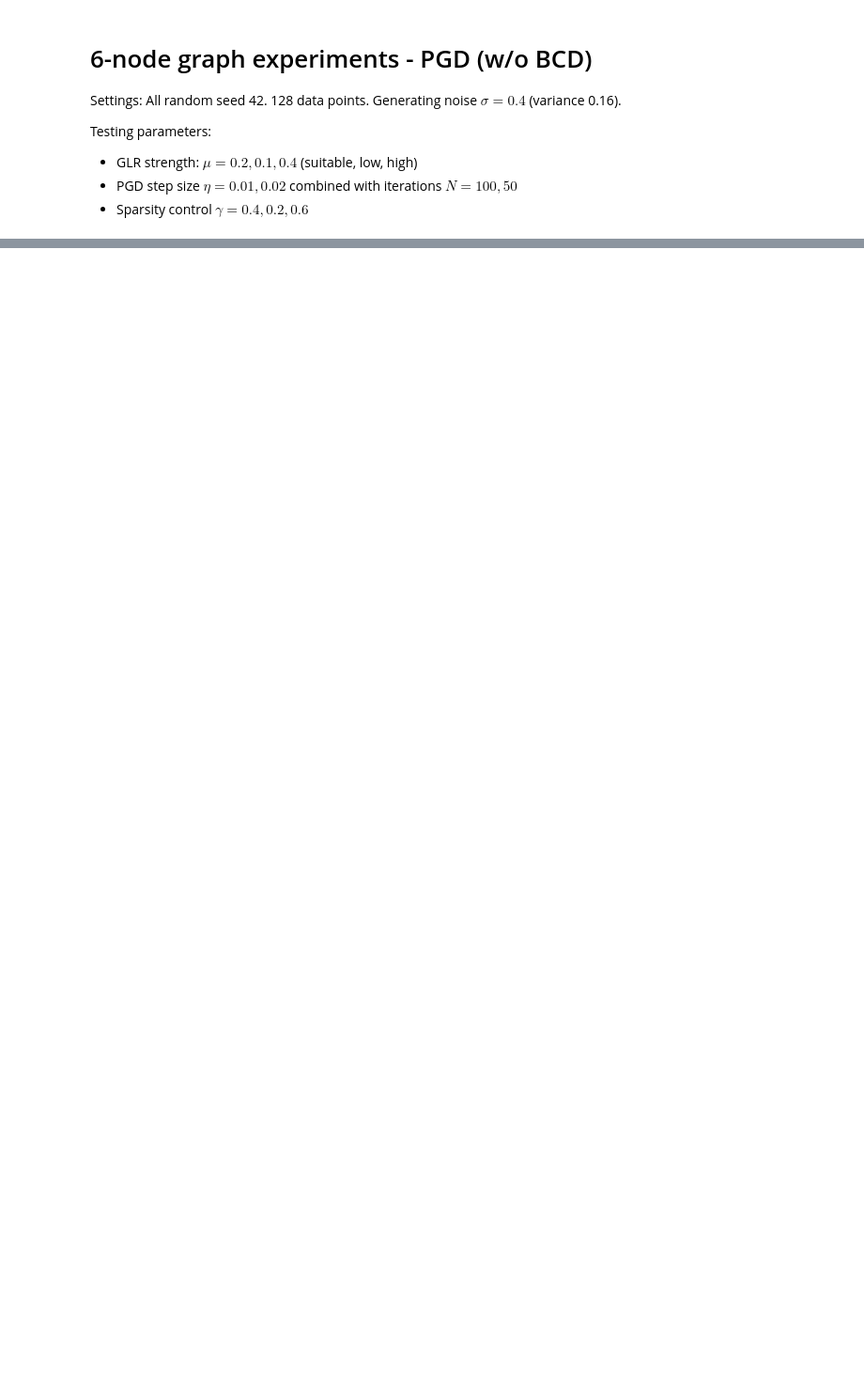
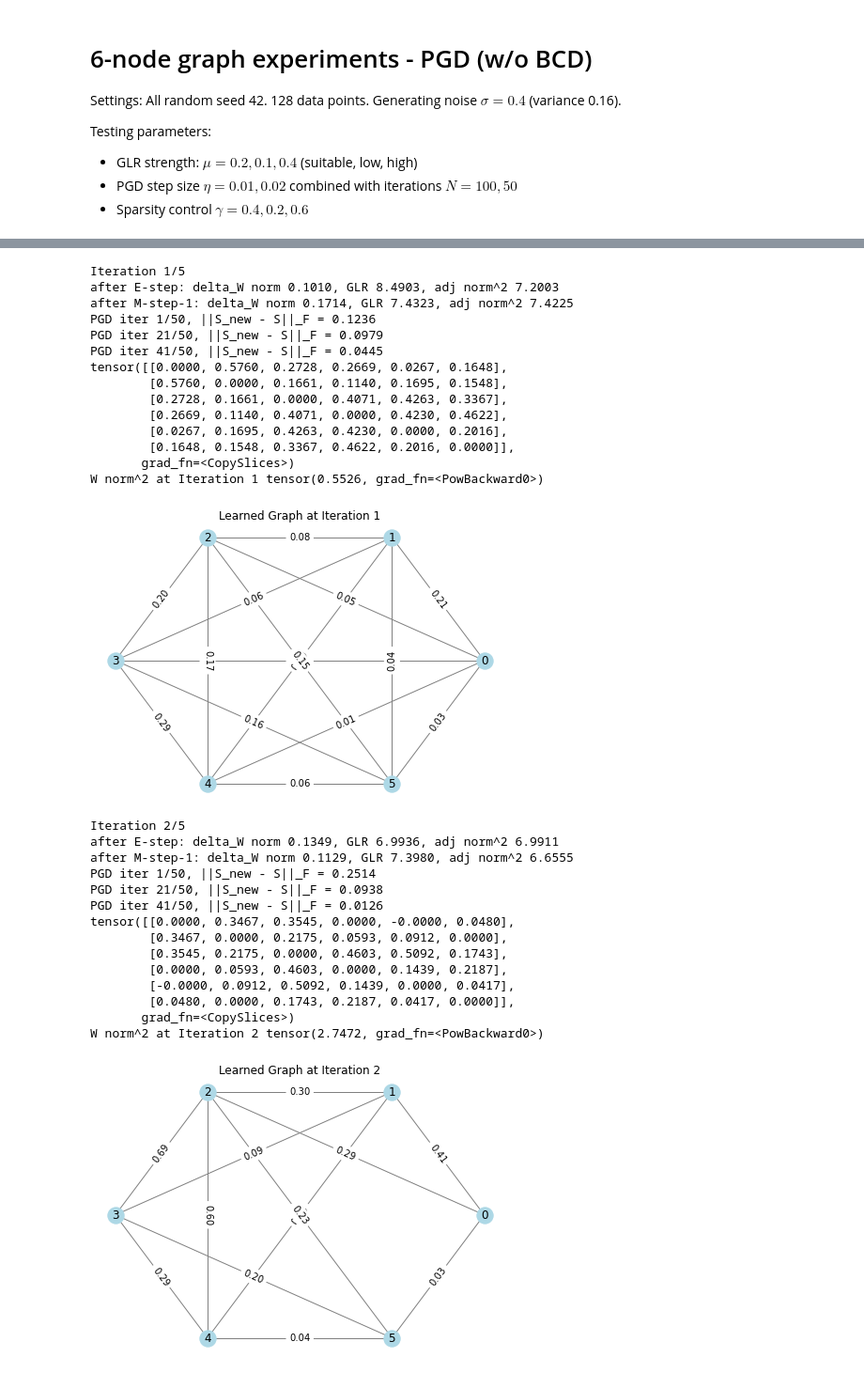
Before and after one commit to SingularityUndefined/AdaptiveSparseSTForecast, a Jupyter notebook: main_experiments.ipynb, the cells around one changed output, grey strips where cells are left out. Shown at 94% size. Cells and saved outputs as stored; diff of their text form; code cells hidden in the pictures; blank space fills up the shorter version.

```diff
--- a/main_experiments.ipynb
+++ b/main_experiments.ipynb
@@ -975,0 +162,42 @@ R_old tensor([[ 1.3241,  0.7685,  0.4907, -0.3426, -0.6204, -0.6204],
+# %%
+arg_dict = {
+    'mu': 0.2,
+    'gamma': 0.4,
+    'step_size': 0.02,
+    'c': 5,
+    'PGD_iters': 50,
+    'use_block_coordinate': False,
+    'PGD_step_size': 0.04
+}
+Experiment(arg_dict, num_nodes, S_init=None, seed=42)
+# %% [output]
+Iteration 1/5
+after E-step: delta_W norm 0.1010, GLR 8.4903, adj norm^2 7.2003
+after M-step-1: delta_W norm 0.1714, GLR 7.4323, adj norm^2 7.4225
+PGD iter 1/50, ||S_new - S||_F = 0.1236
+PGD iter 21/50, ||S_new - S||_F = 0.0979
+PGD iter 41/50, ||S_new - S||_F = 0.0445
+tensor([[0.0000, 0.5760, 0.2728, 0.2669, 0.0267, 0.1648],
+        [0.5760, 0.0000, 0.1661, 0.1140, 0.1695, 0.1548],
+        [0.2728, 0.1661, 0.0000, 0.4071, 0.4263, 0.3367],
+        [0.2669, 0.1140, 0.4071, 0.0000, 0.4230, 0.4622],
+        [0.0267, 0.1695, 0.4263, 0.4230, 0.0000, 0.2016],
+        [0.1648, 0.1548, 0.3367, 0.4622, 0.2016, 0.0000]],
+       grad_fn=<CopySlices>)
+W norm^2 at Iteration 1 tensor(0.5526, grad_fn=<PowBackward0>)
+[figure, added]
+Iteration 2/5
+after E-step: delta_W norm 0.1349, GLR 6.9936, adj norm^2 6.9911
+after M-step-1: delta_W norm 0.1129, GLR 7.3980, adj norm^2 6.6555
+PGD iter 1/50, ||S_new - S||_F = 0.2514
+PGD iter 21/50, ||S_new - S||_F = 0.0938
+PGD iter 41/50, ||S_new - S||_F = 0.0126
+tensor([[0.0000, 0.3467, 0.3545, 0.0000, -0.0000, 0.0480],
+        [0.3467, 0.0000, 0.2175, 0.0593, 0.0912, 0.0000],
+        [0.3545, 0.2175, 0.0000, 0.4603, 0.5092, 0.1743],
+        [0.0000, 0.0593, 0.4603, 0.0000, 0.1439, 0.2187],
+        [-0.0000, 0.0912, 0.5092, 0.1439, 0.0000, 0.0417],
+        [0.0480, 0.0000, 0.1743, 0.2187, 0.0417, 0.0000]],
+       grad_fn=<CopySlices>)
+W norm^2 at Iteration 2 tensor(2.7472, grad_fn=<PowBackward0>)
+[figure, added]
```
Also changed, not shown: parts of 22 cells of this notebook, 3 other files.
